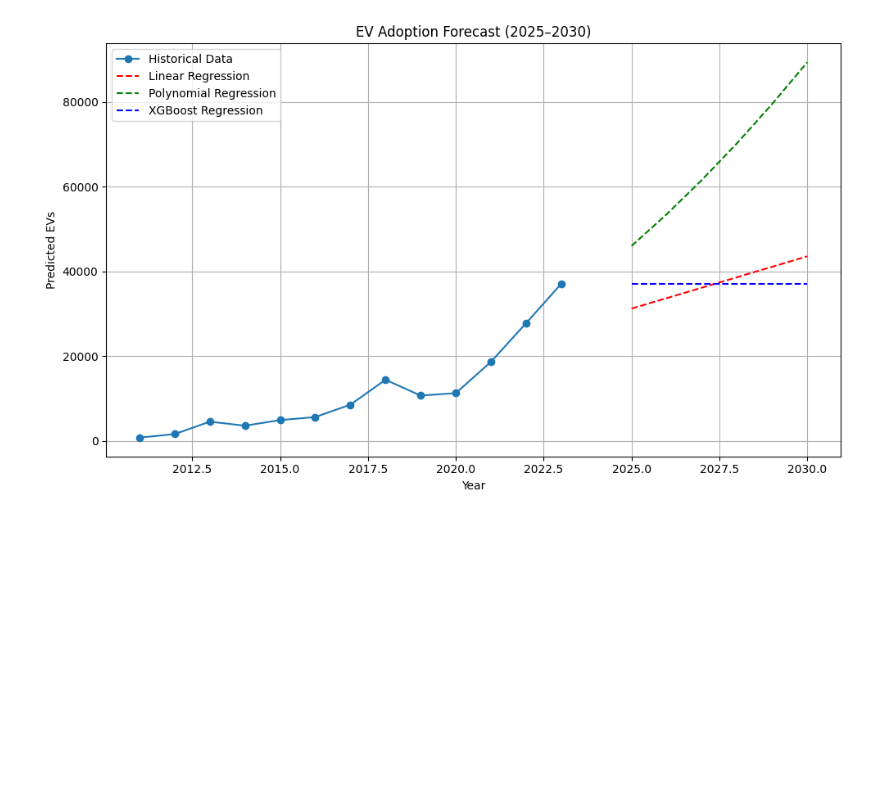
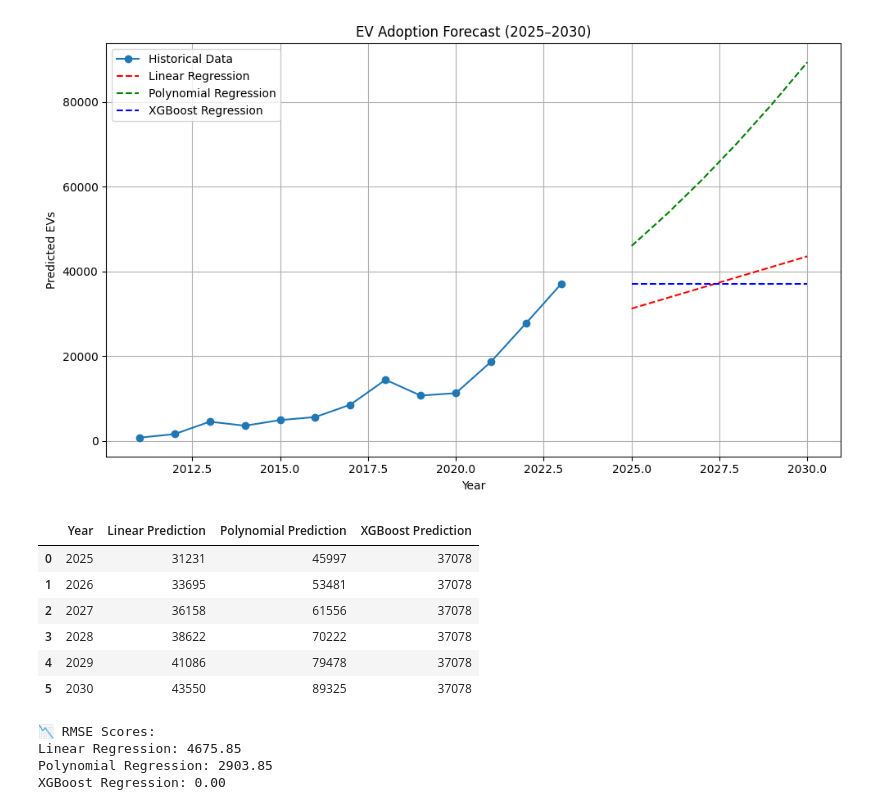
Before and after one commit to Aaryan1901/Electric-Vehicles-Analysis, a Jupyter notebook: ev.ipynb, the cells around one changed output. Saved outputs shown, nothing was run; the diff lists cells and outputs as text; code cells hidden in the pictures; blank space fills up the shorter version.

```diff
--- a/ev.ipynb
+++ b/ev.ipynb
@@ -158,3 +158,30 @@ plt.tight_layout()
 plt.show()
 # %% [output]
 [figure]
+# %%
+forecast_df = pd.DataFrame({
+    "Year": future_years.flatten(),
+    "Linear Prediction": y_pred_linear.astype(int),
+    "Polynomial Prediction": y_pred_poly.astype(int),
+    "XGBoost Prediction": y_pred_xgb.astype(int)
+})
+
+forecast_df
+# %% [output]
+|  | Year | Linear Prediction | Polynomial Prediction | XGBoost Prediction |
+| 0 | 2025 | 31231 | 45997 | 37078 |
+| 1 | 2026 | 33695 | 53481 | 37078 |
+| 2 | 2027 | 36158 | 61556 | 37078 |
+| 3 | 2028 | 38622 | 70222 | 37078 |
+| 4 | 2029 | 41086 | 79478 | 37078 |
+| 5 | 2030 | 43550 | 89325 | 37078 |
+# %%
+print("📉 RMSE Scores:")
+print(f"Linear Regression: {rmse_linear:.2f}")
+print(f"Polynomial Regression: {rmse_poly:.2f}")
+print(f"XGBoost Regression: {rmse_xgb:.2f}")
+# %% [output]
+📉 RMSE Scores:
+Linear Regression: 4675.85
+Polynomial Regression: 2903.85
+XGBoost Regression: 0.00
```
